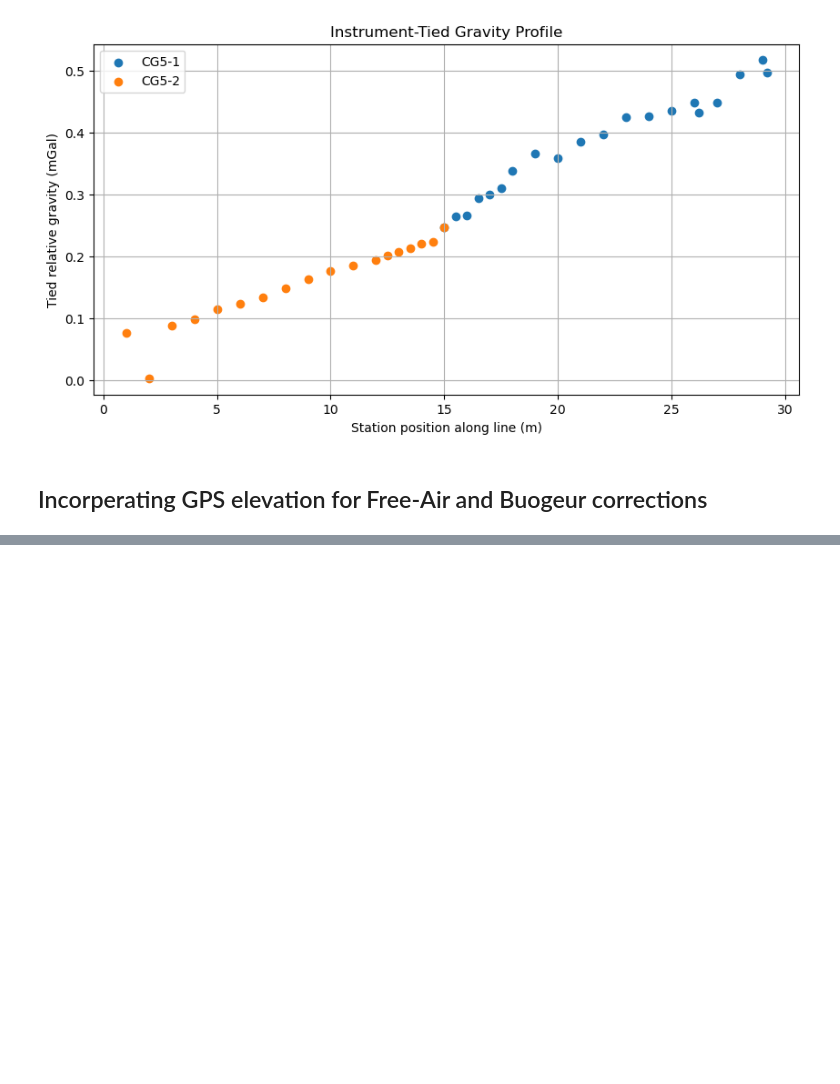
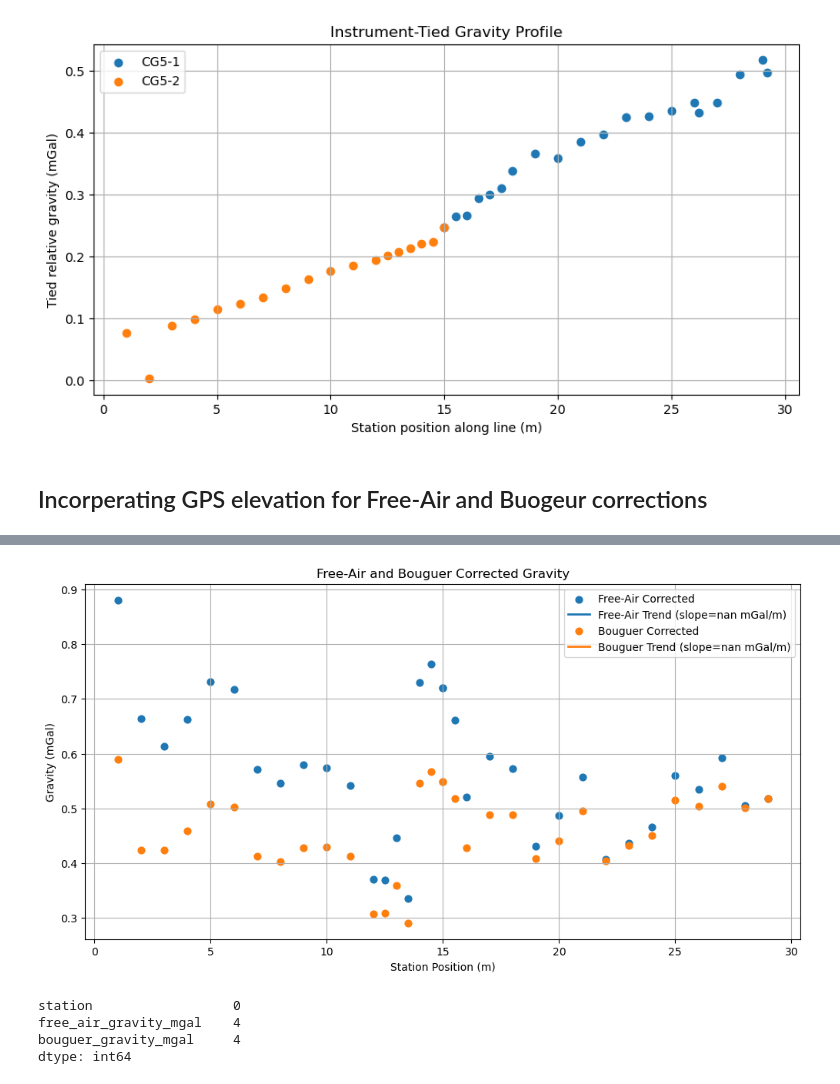
Before and after one commit to tessamurphy16/Geophysical-Characterization-of-the-Historic-Onyx-Mine-in-Steamboat-Springs-CO.-, a Jupyter notebook: notebooks/WORKING ipynb files/gravity_onyx.ipynb, the cells around one changed output, grey strips where cells are left out. Drawn from its saved outputs; the diff is of its cells as text; code cells hidden in the pictures; blank space fills up the shorter version.

```diff
--- a/notebooks/WORKING ipynb files/gravity_onyx.ipynb
+++ b/notebooks/WORKING ipynb files/gravity_onyx.ipynb
@@ -176,0 +239,78 @@ FileNotFoundError: [Errno 2] No such file or directory: '../../data/gravity/raw_
+# %%
+import numpy as np
+import matplotlib.pyplot as plt
+
+# -------------------------
+# Sort by station
+# -------------------------
+df = bouguer_corrected.sort_values("station").copy()
+
+x = df["station"].values
+
+# -------------------------
+# Free-air trend
+# -------------------------
+free_air = df["free_air_gravity_mgal"].values
+
+free_air_coeff = np.polyfit(x, free_air, 1)
+free_air_trend = np.polyval(free_air_coeff, x)
+
+# -------------------------
+# Bouguer trend
+# -------------------------
+bouguer = df["bouguer_gravity_mgal"].values
+
+bouguer_coeff = np.polyfit(x, bouguer, 1)
+bouguer_trend = np.polyval(bouguer_coeff, x)
+
+# -------------------------
+# Plot
+# -------------------------
+plt.figure(figsize=(12,6))
+
+plt.scatter(
+    x,
+    free_air,
+    s=40,
+    label="Free-Air Corrected"
+)
+
+plt.plot(
+    x,
+    free_air_trend,
+    linewidth=2,
+    label=f"Free-Air Trend (slope={free_air_coeff[0]:.4f} mGal/m)"
+)
+
+plt.scatter(
+    x,
+    bouguer,
+    s=40,
+    label="Bouguer Corrected"
+)
+
+plt.plot(
+    x,
+    bouguer_trend,
+    linewidth=2,
+    label=f"Bouguer Trend (slope={bouguer_coeff[0]:.4f} mGal/m)"
+)
+
+plt.xlabel("Station Position (m)")
+plt.ylabel("Gravity (mGal)")
+plt.title("Free-Air and Bouguer Corrected Gravity")
+plt.grid(True)
+plt.legend()
+
+plt.show()
+# %% [output]
+[figure, added]
+# %%
+bouguer_corrected[
+    ["station", "free_air_gravity_mgal", "bouguer_gravity_mgal"]
+].isna().sum()
+# %% [output]
+station                  0
+free_air_gravity_mgal    4
+bouguer_gravity_mgal     4
+dtype: int64
```
Also changed, not shown: parts of 9 cells of this notebook, 2 other files.
